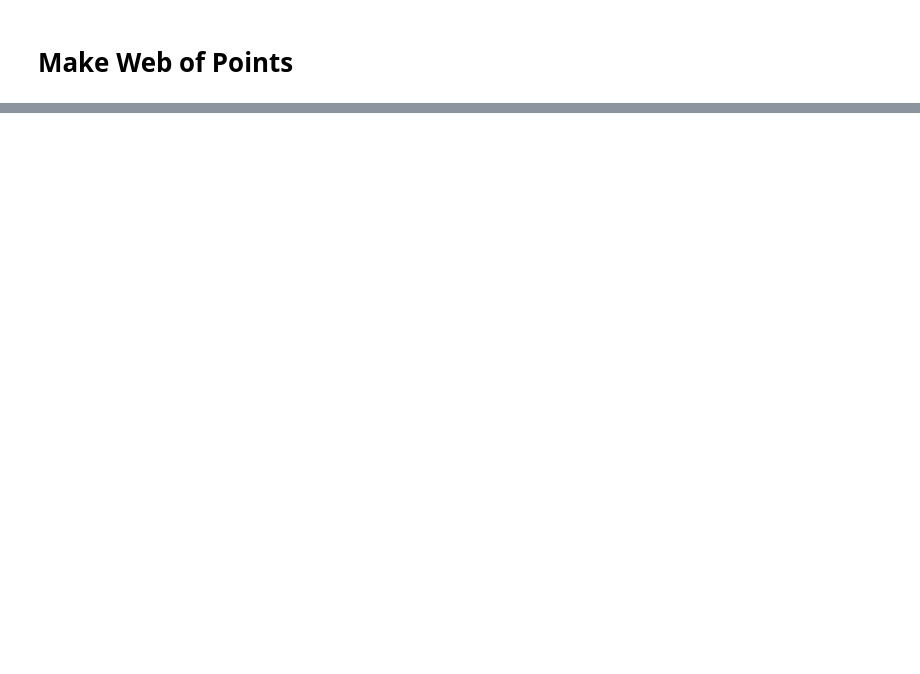
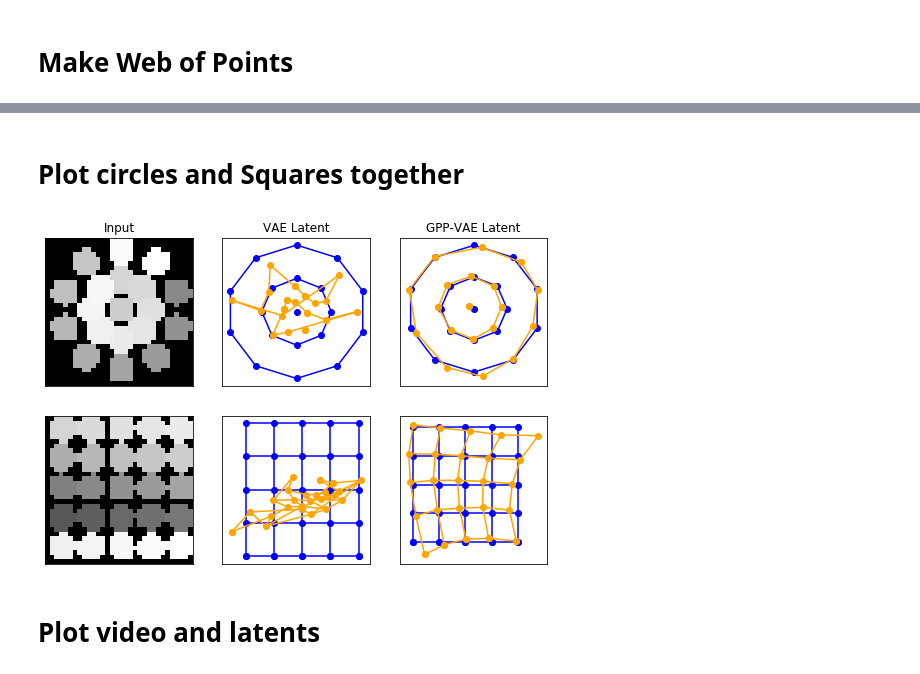
Before and after one commit to scrambledpie/GPVAE, a Jupyter notebook: plot_web.ipynb, the cells around one changed output, grey strips where cells are left out. Drawn from its saved outputs; the diff is of its cells as text; code cells hidden in the pictures; blank space fills up the shorter version.

```diff
--- a/plot_web.ipynb
+++ b/plot_web.ipynb
@@ -294,0 +428,16 @@ array([1])
+# %%
+base_lin = (np.arange(5)-2)
+sq_x = np.hstack([base_lin for i in range(5)])
+sq_y = sq_x.reshape((5,5)).T.reshape((-1))
+
+sq_tr = np.vstack([sq_x, sq_y]).T
+
+sq_tr = np.vstack([sq_tr, sq_tr[:5,:]]) + 0.01
+
+print("sqtr shape: ", sq_tr.shape)
+
+V_sq = pixelate_series(sq_tr)
+V_sq = add_dim(V_sq)
+print("V_sq shape: ", V_sq.shape)
+
+# plot_heatmap(V_sq[0,:,:,:])
@@ -294,0 +447,7 @@ array([1])
+# %%
+# get the latent representations
+q_sq_vae = get_qnet(V_sq, model='VAE')
+print(q_sq_vae.shape)
+
+q_sq_sin = get_qnet(V_sq, model='SIN')
+print(q_sq_sin.shape)
@@ -294,0 +467,20 @@ array([1])
+# %% [markdown]
+# Plot circles and Squares together
+# %%
+fig, axi = plt.subplots(2,3, figsize=(9,6))
+
+ax = axi[0]
+plot_heatmap(V_c[0,:,:,:], ax[0]); ax[0].set_title('Input')
+plot_circle(qnet_m_vae, ax[1]); ax[1].set_title('VAE Latent')
+plot_circle(qnet_m_sin, ax[2]); ax[2].set_title('GPP-VAE Latent')
+
+ax = axi[1]
+plot_heatmap(V_sq[0,:,:,:], ax[0])
+plot_square(q_sq_vae, ax[1])
+plot_square(q_sq_sin, ax[2])
+
+fig.savefig("/Users/academic/AABI_plots/circle_square_latent.pdf")
+# %% [output]
+[figure, added]
+# %% [markdown]
+# Plot video and latents
```
Also changed, not shown: parts of 28 cells of this notebook.
